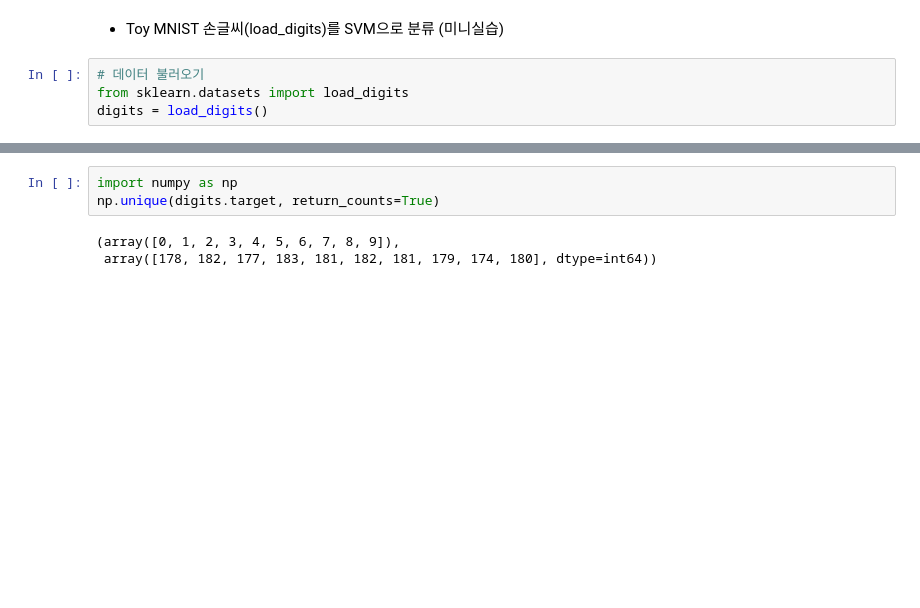
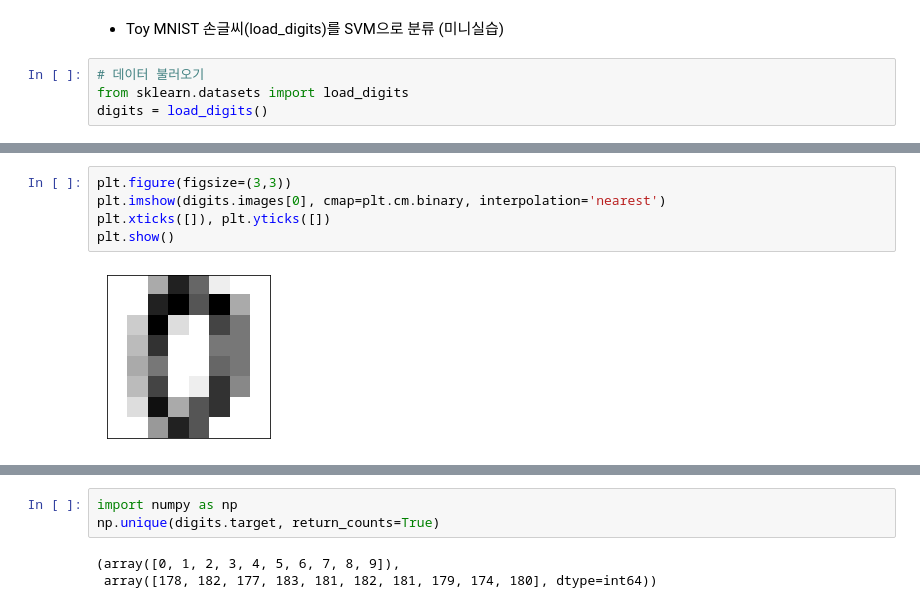
Before and after one commit to 1unasy/MachineLearning-2021-12, a Jupyter notebook: 분류/02.SVM.ipynb, the cells around one changed output, grey strips where cells are left out. Drawn from its saved outputs; the diff is of its cells as text; blank space fills up the shorter version.

```diff
--- a/분류/02.SVM.ipynb
+++ b/분류/02.SVM.ipynb
@@ -128,0 +129,7 @@ df_di.shape
+# %%
+plt.figure(figsize=(3,3))
+plt.imshow(digits.images[0], cmap=plt.cm.binary, interpolation='nearest')
+plt.xticks([]), plt.yticks([])
+plt.show()
+# %% [output]
+[figure, added]
```
Also changed, not shown: parts of 15 cells of this notebook.
